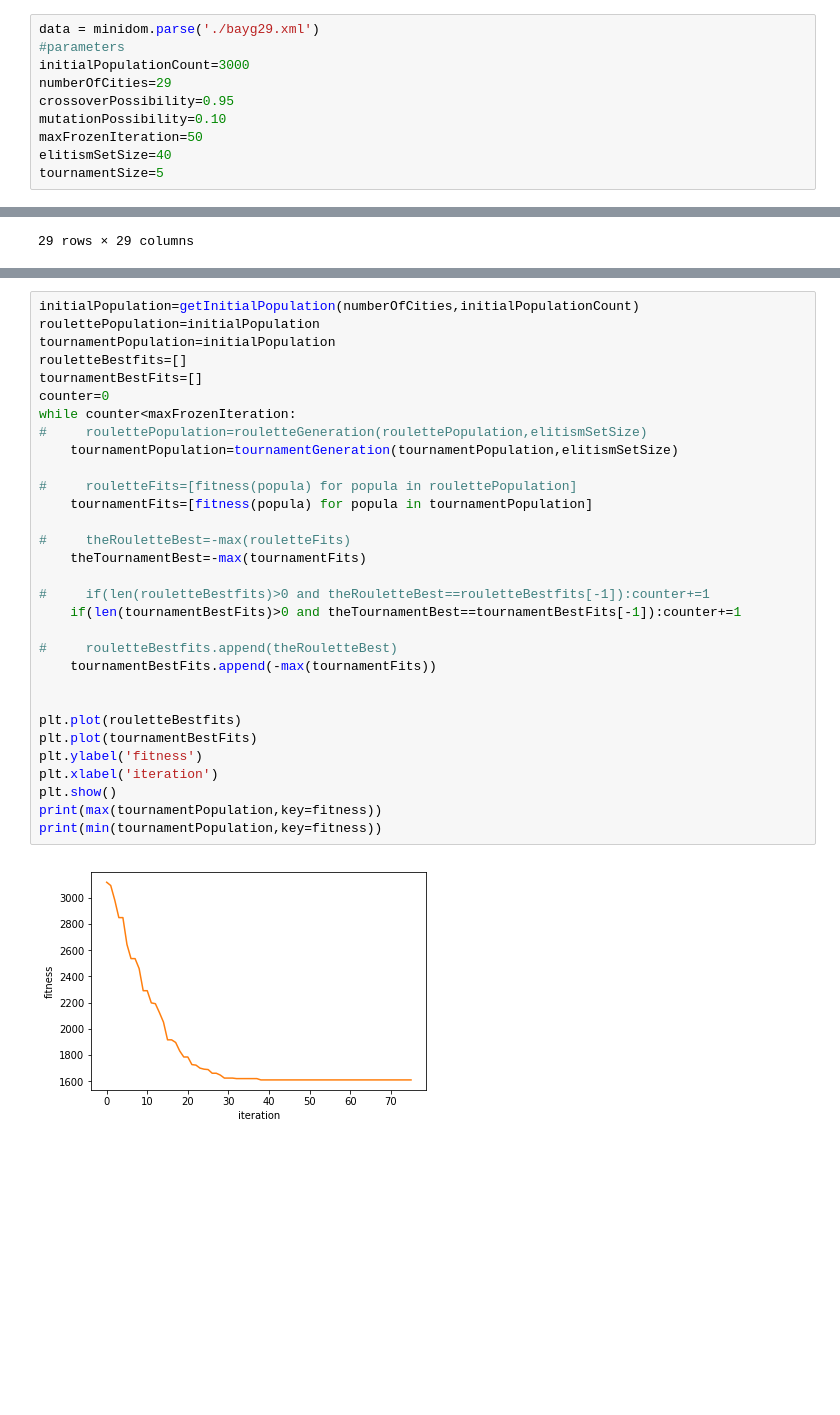
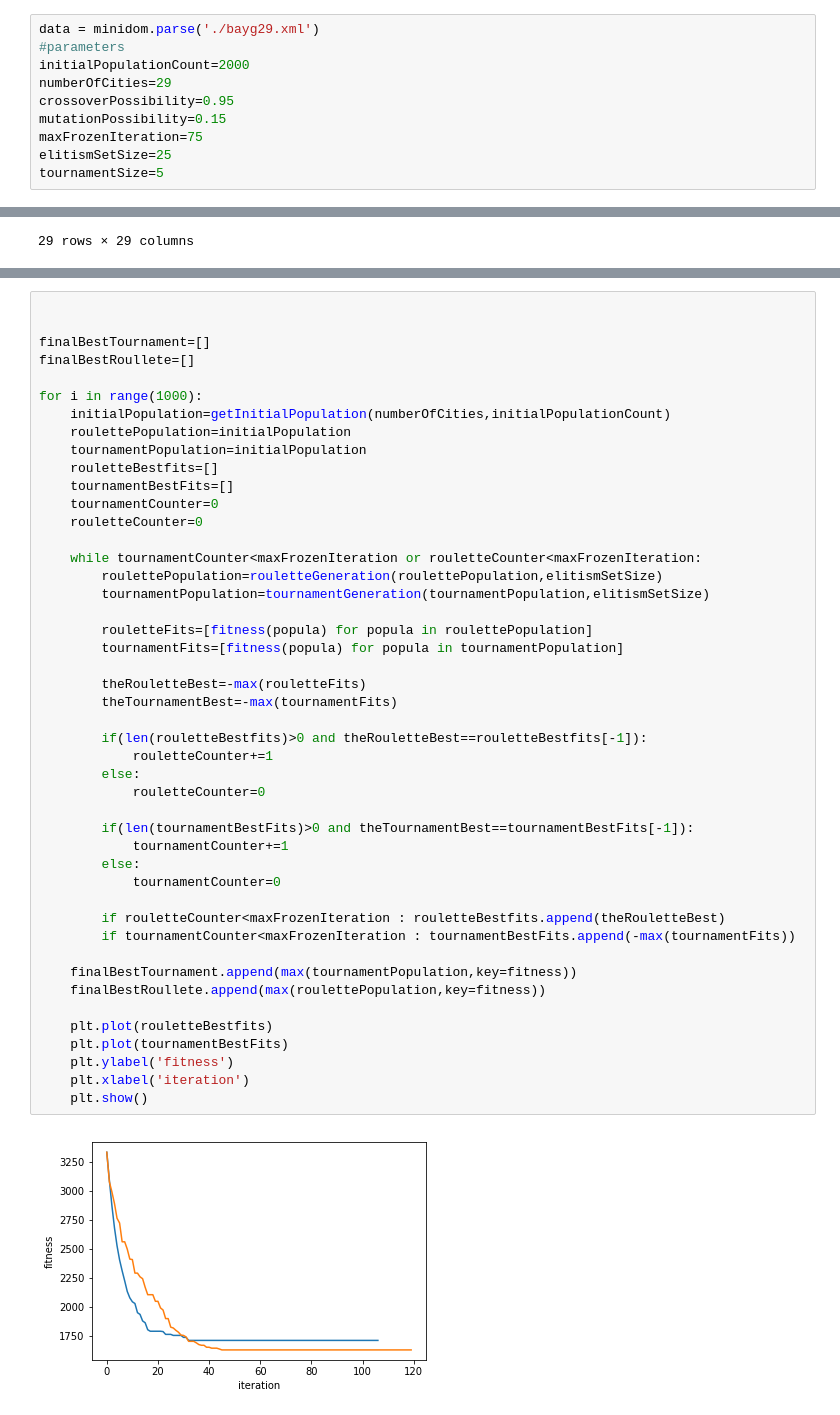
Before and after one commit to konfayakun/AAI, a Jupyter notebook: assignment1/TSP.ipynb, the cells around one changed output, grey strips where cells are left out. Saved outputs shown, nothing was run; the diff lists cells and outputs as text; blank space fills up the shorter version.

```diff
--- a/assignment1/TSP.ipynb
+++ b/assignment1/TSP.ipynb
@@ -7,12 +7,12 @@ import matplotlib.pyplot as plt
 # %%
 data = minidom.parse('./bayg29.xml')
 #parameters
-initialPopulationCount=3000
+initialPopulationCount=2000
 numberOfCities=29
 crossoverPossibility=0.95
-mutationPossibility=0.10
-maxFrozenIteration=50
-elitismSetSize=40
+mutationPossibility=0.15
+maxFrozenIteration=75
+elitismSetSize=25
 tournamentSize=5
 # %%
 costs=[]
@@ -113,33 +129,48 @@ def tournamentGeneration(population,eliteSize):
 # %%
-initialPopulation=getInitialPopulation(numberOfCities,initialPopulationCount)
-roulettePopulation=initialPopulation
-tournamentPopulation=initialPopulation
-rouletteBestfits=[]
-tournamentBestFits=[]
-counter=0
-while counter<maxFrozenIteration:
-#     roulettePopulation=rouletteGeneration(roulettePopulation,elitismSetSize)
-    tournamentPopulation=tournamentGeneration(tournamentPopulation,elitismSetSize)
-
-#     rouletteFits=[fitness(popula) for popula in roulettePopulation]
-    tournamentFits=[fitness(popula) for popula in tournamentPopulation]
-
-#     theRouletteBest=-max(rouletteFits)
-    theTournamentBest=-max(tournamentFits)
-
-#     if(len(rouletteBestfits)>0 and theRouletteBest==rouletteBestfits[-1]):counter+=1
-    if(len(tournamentBestFits)>0 and theTournamentBest==tournamentBestFits[-1]):counter+=1
-
-#     rouletteBestfits.append(theRouletteBest)
-    tournamentBestFits.append(-max(tournamentFits))
 
 
-plt.plot(rouletteBestfits)
-plt.plot(tournamentBestFits)
-plt.ylabel('fitness')
-plt.xlabel('iteration')
-plt.show()
-print(max(tournamentPopulation,key=fitness))
-print(min(tournamentPopulation,key=fitness))
+finalBestTournament=[]
+finalBestRoullete=[]
+
+for i in range(1000):
+    initialPopulation=getInitialPopulation(numberOfCities,initialPopulationCount)
+    roulettePopulation=initialPopulation
+    tournamentPopulation=initialPopulation
+    rouletteBestfits=[]
+    tournamentBestFits=[]
+    tournamentCounter=0
+    rouletteCounter=0
+
+    while tournamentCounter<maxFrozenIteration or rouletteCounter<maxFrozenIteration:
+        roulettePopulation=rouletteGeneration(roulettePopulation,elitismSetSize)
+        tournamentPopulation=tournamentGeneration(tournamentPopulation,elitismSetSize)
+
+        rouletteFits=[fitness(popula) for popula in roulettePopulation]
+        tournamentFits=[fitness(popula) for popula in tournamentPopulation]
+
+        theRouletteBest=-max(rouletteFits)
+        theTournamentBest=-max(tournamentFits)
+
+        if(len(rouletteBestfits)>0 and theRouletteBest==rouletteBestfits[-1]):
+            rouletteCounter+=1
+        else:
+            rouletteCounter=0
+
+        if(len(tournamentBestFits)>0 and theTournamentBest==tournamentBestFits[-1]):
+            tournamentCounter+=1
+        else:
+            tournamentCounter=0
+
+        if rouletteCounter<maxFrozenIteration : rouletteBestfits.append(theRouletteBest)
+        if tournamentCounter<maxFrozenIteration : tournamentBestFits.append(-max(tournamentFits))
+
+    finalBestTournament.append(max(tournamentPopulation,key=fitness))
+    finalBestRoullete.append(max(roulettePopulation,key=fitness))
+
+    plt.plot(rouletteBestfits)
+    plt.plot(tournamentBestFits)
+    plt.ylabel('fitness')
+    plt.xlabel('iteration')
+    plt.show()
 # %% [output]
-[figure, old version]
+[figure, new version]
```
Also changed, not shown: parts of 3 cells of this notebook.
